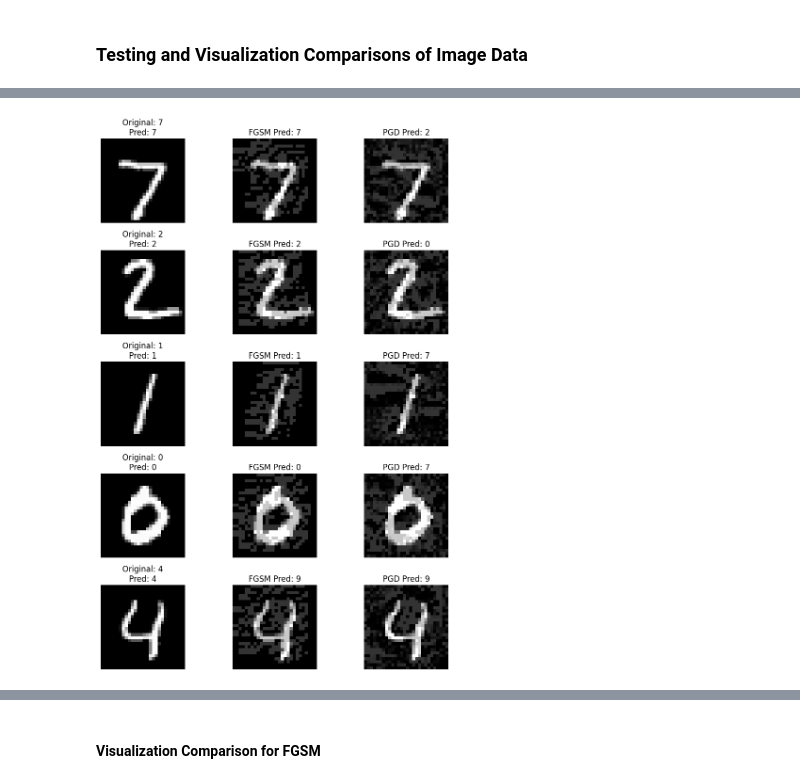
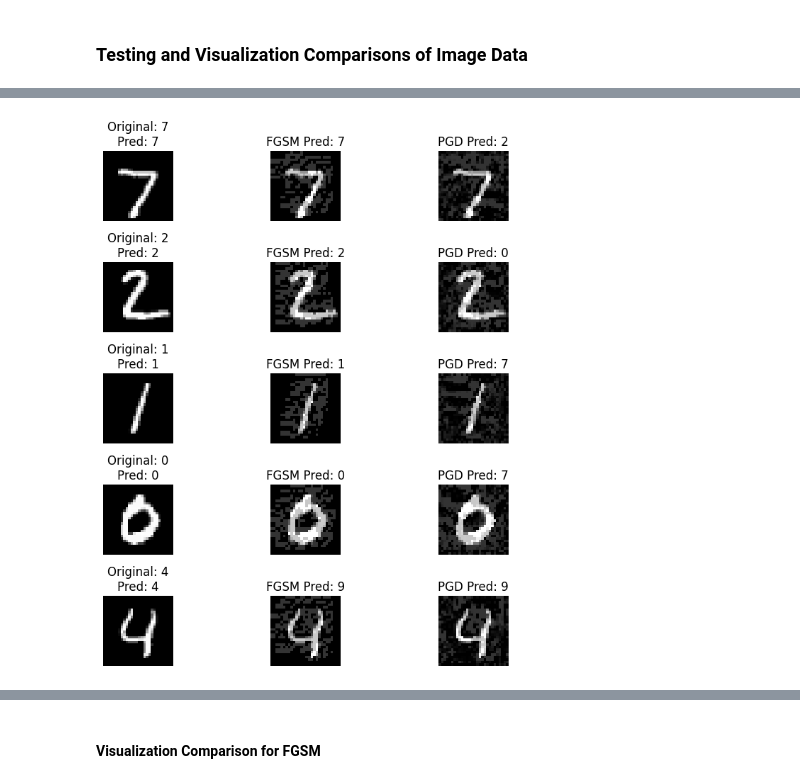
Before and after one commit to Philewj/CS-695-CNN-Implementation-MNIST, a Jupyter notebook: CS_695_Lab1_Excercise_CNN_MNIST.ipynb, the cells around one changed output, grey strips where cells are left out. Cells and saved outputs as stored; diff of their text form; code cells hidden in the pictures.

```diff
--- a/CS_695_Lab1_Excercise_CNN_MNIST.ipynb
+++ b/CS_695_Lab1_Excercise_CNN_MNIST.ipynb
@@ -768,7 +768,7 @@ predicted_labels_pgd_e1 = predicted_labels_pgd_e1.cpu().detach()
 
 # Display original vs FGSM vs PGD adversarial examples with predictions
 num_examples = 5  # Number of examples to display
-fig, axes = plt.subplots(num_examples, 3, figsize=(9, 12))
+fig, axes = plt.subplots(num_examples, 3, figsize=(8, 8))
 
 for i in range(num_examples):
     orig_img = images[i].squeeze().numpy()
@@ -821,35 +821,35 @@ images = images.cpu().detach()
 adv_images_fgsm_e2 = adv_images_fgsm_e2.cpu().detach()
 adv_images_pgd_e2 = adv_images_pgd_e2.cpu().detach()
 labels = labels.cpu().detach()
 predicted_labels_clean = predicted_labels_clean.cpu().detach()
 predicted_labels_fgsm_e2 = predicted_labels_fgsm_e2.cpu().detach()
 predicted_labels_pgd_e2 = predicted_labels_pgd_e2.cpu().detach()
 
 # Display original vs FGSM vs PGD adversarial examples with predictions
 num_examples = 5  # Number of examples to display
-fig, axes = plt.subplots(num_examples, 3, figsize=(9, 12))
+fig, axes = plt.subplots(num_examples, 3, figsize=(8, 8))
 
 for i in range(num_examples):
     orig_img = images[i].squeeze().numpy()
     fgsm_img = adv_images_fgsm_e2[i].squeeze().numpy()
     pgd_img = adv_images_pgd_e2[i].squeeze().numpy()
 
     axes[i, 0].imshow(orig_img, cmap='gray')
     axes[i, 0].set_title(f"Original: {labels[i].item()}\nPred: {predicted_labels_clean[i].item()}")
     axes[i, 0].axis('off')
 
     axes[i, 1].imshow(fgsm_img, cmap='gray')
     axes[i, 1].set_title(f"FGSM Pred: {predicted_labels_fgsm_e2[i].item()}")
     axes[i, 1].axis('off')
 
     axes[i, 2].imshow(pgd_img, cmap='gray')
     axes[i, 2].set_title(f"PGD Pred: {predicted_labels_pgd_e2[i].item()}")
     axes[i, 2].axis('off')
 
 plt.tight_layout()
 plt.show()
 # %% [output]
-[figure, old version]
+[figure, new version]
 # %%
 # Testing for Epsilon .30
 # Select a batch of test images
```
Also changed, not shown: parts of 2 cells of this notebook.
